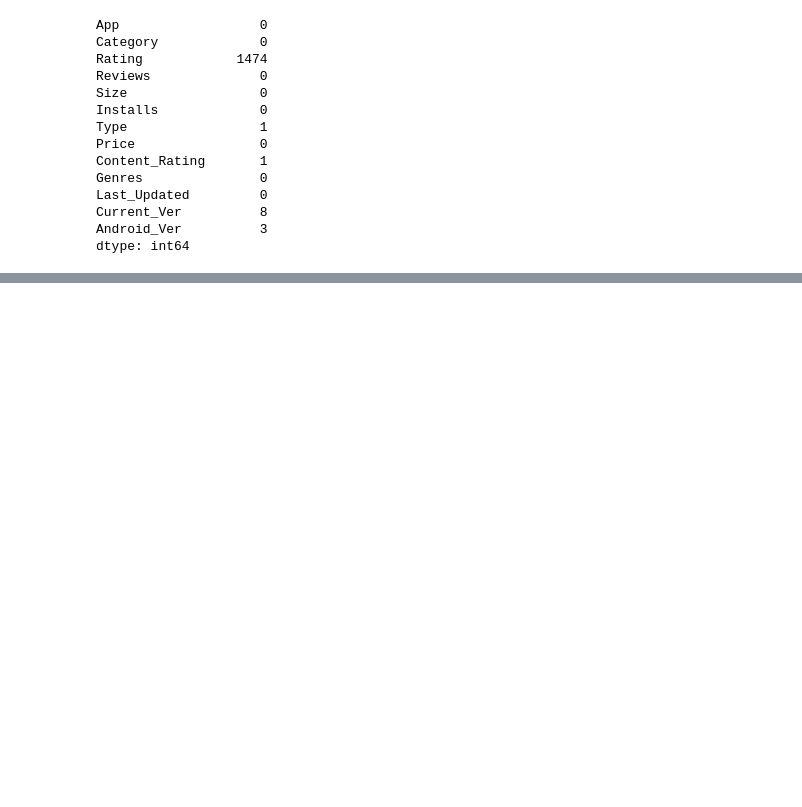
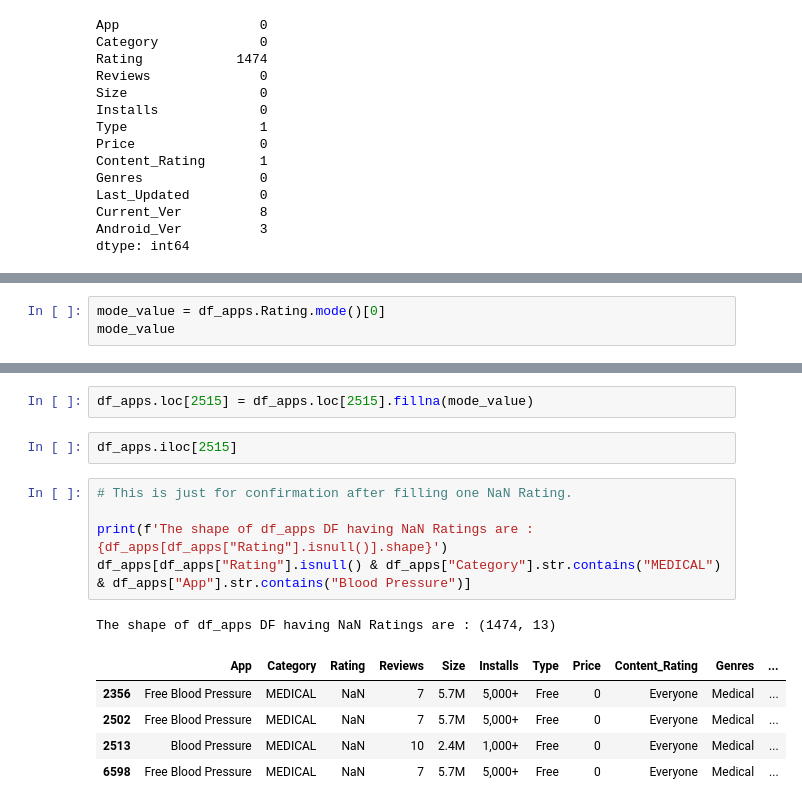
Before and after one commit to techfreakydeepak/EDA_PLAYSTORE_APP_REVIEW_ANALYSIS, a Jupyter notebook: EDA_PLAYSTORE_APP_REVIEW_ANALYSIS.ipynb, the cells around one changed output, grey strips where cells are left out. Drawn from its saved outputs; the diff is of its cells as text; blank space fills up the shorter version.

```diff
--- a/EDA_PLAYSTORE_APP_REVIEW_ANALYSIS.ipynb
+++ b/EDA_PLAYSTORE_APP_REVIEW_ANALYSIS.ipynb
@@ -318,0 +451,3 @@ dtype: int64
+# %%
+mode_value = df_apps.Rating.mode()[0]
+mode_value
@@ -318,0 +459,16 @@ dtype: int64
+# %%
+df_apps.loc[2515] = df_apps.loc[2515].fillna(mode_value)
+# %%
+df_apps.iloc[2515]
+# %%
+# This is just for confirmation after filling one NaN Rating.
+
+print(f'The shape of df_apps DF having NaN Ratings are : {df_apps[df_apps["Rating"].isnull()].shape}')
+df_apps[df_apps["Rating"].isnull() & df_apps["Category"].str.contains("MEDICAL") & df_apps["App"].str.contains("Blood Pressure")]
+# %% [output]
+The shape of df_apps DF having NaN Ratings are : (1474, 13)
+|  | App | Category | Rating | Reviews | Size | Installs | Type | Price | Content_Rating | Genres | ... |
+| 2356 | Free Blood Pressure | MEDICAL | NaN | 7 | 5.7M | 5,000+ | Free | 0 | Everyone | Medical | ... |
+| 2502 | Free Blood Pressure | MEDICAL | NaN | 7 | 5.7M | 5,000+ | Free | 0 | Everyone | Medical | ... |
+| 2513 | Blood Pressure | MEDICAL | NaN | 10 | 2.4M | 1,000+ | Free | 0 | Everyone | Medical | ... |
+| 6598 | Free Blood Pressure | MEDICAL | NaN | 7 | 5.7M | 5,000+ | Free | 0 | Everyone | Medical | ... |
```
Also changed, not shown: parts of 30 cells of this notebook.
